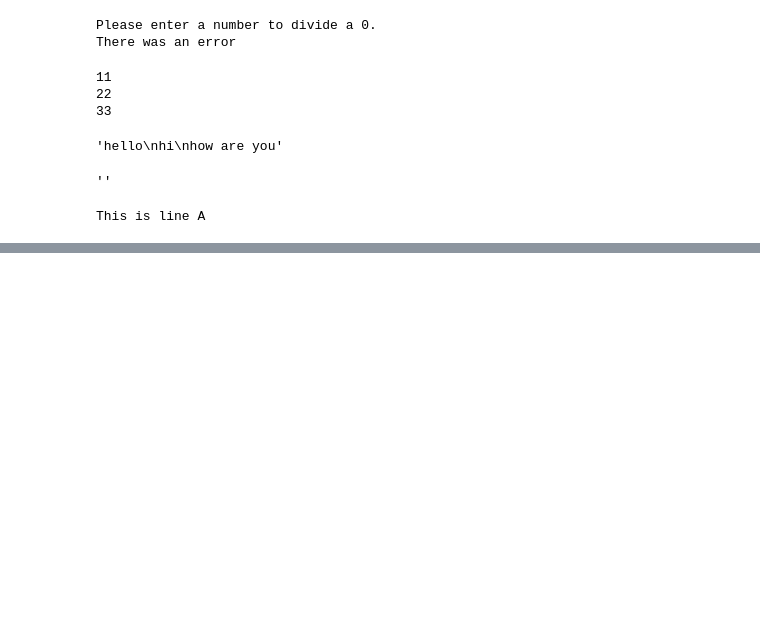
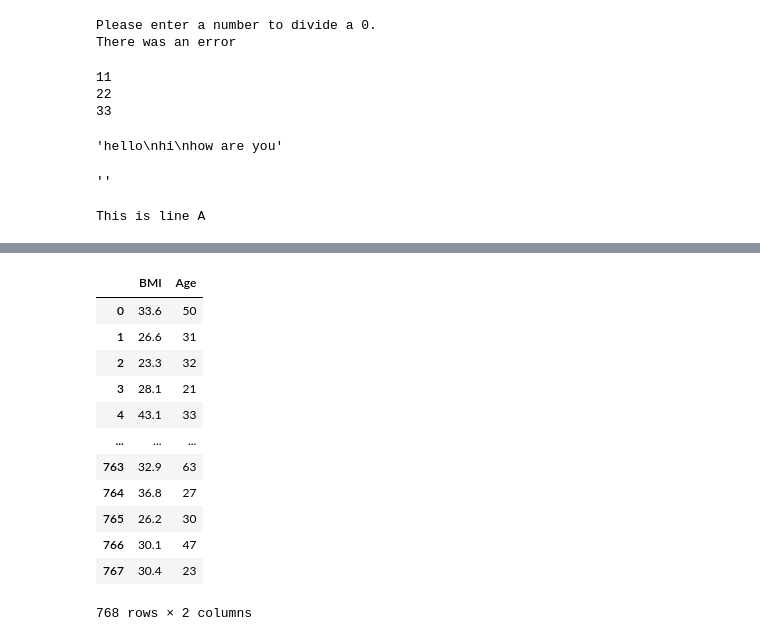
Before and after one commit to Sakib-splash/Python_101, a Jupyter notebook: Python101.ipynb, the cells around one changed output, grey strips where cells are left out. Drawn from its saved outputs; the diff is of its cells as text; code cells hidden in the pictures; blank space fills up the shorter version.

```diff
--- a/Python101.ipynb
+++ b/Python101.ipynb
@@ -320,0 +429,18 @@ with open(exmp2, 'w') as writefile:
+# %%
+cf=df[['BMI','Age']]
+# %%
+cf
+# %% [output]
+|  | BMI | Age |
+| 0 | 33.6 | 50 |
+| 1 | 26.6 | 31 |
+| 2 | 23.3 | 32 |
+| 3 | 28.1 | 21 |
+| 4 | 43.1 | 33 |
+| ... | ... | ... |
+| 763 | 32.9 | 63 |
+| 764 | 36.8 | 27 |
+| 765 | 26.2 | 30 |
+| 766 | 30.1 | 47 |
+| 767 | 30.4 | 23 |
+768 rows × 2 columns
```
Also changed, not shown: parts of 12 cells of this notebook, 10 other files.
